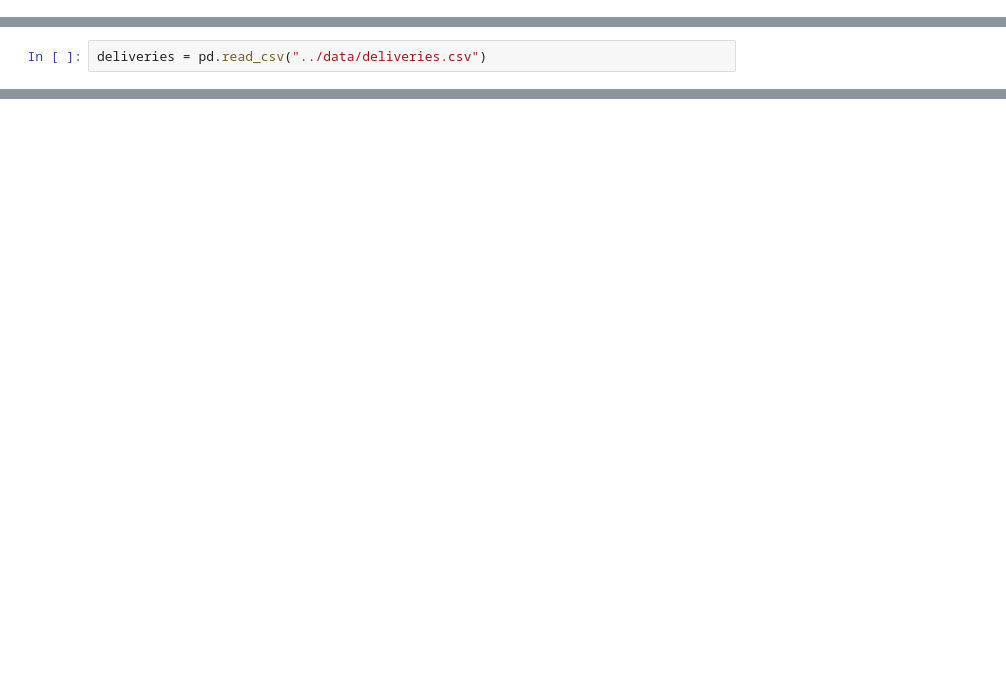
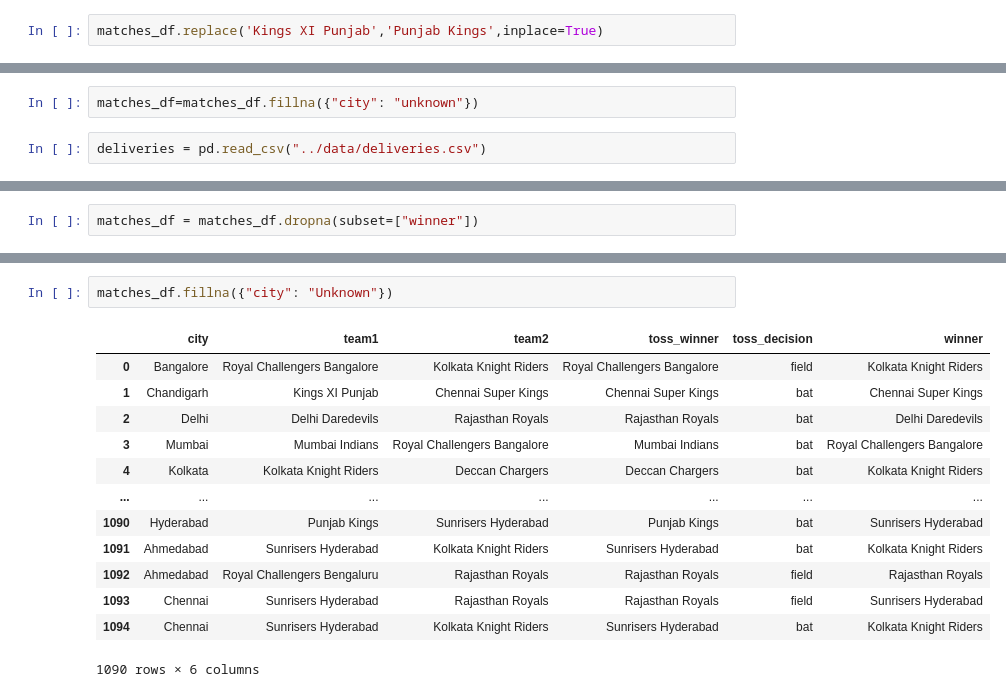
Before and after one commit to surya-20062006/IPL-Winner-Prediction, a Jupyter notebook: notebooks/data_analysis.ipynb, the cells around one changed output, grey strips where cells are left out. Cells and saved outputs as stored; diff of their text form; blank space fills up the shorter version.

```diff
--- a/notebooks/data_analysis.ipynb
+++ b/notebooks/data_analysis.ipynb
@@ -2,0 +91,2 @@ matches = pd.read_csv("../data/matches.csv")
+# %%
+matches_df.replace('Kings XI Punjab','Punjab Kings',inplace=True)
@@ -3,2 +202,4 @@ matches = pd.read_csv("../data/matches.csv")
+# %%
+matches_df=matches_df.fillna({"city": "unknown"})
 # %%
 deliveries = pd.read_csv("../data/deliveries.csv")
@@ -51 +218,3 @@ dtype: int64
+# %%
+matches_df = matches_df.dropna(subset=["winner"])
 # %%
@@ -93,0 +256,16 @@ import pandas as pd
+# %%
+matches_df.fillna({"city": "Unknown"})
+# %% [output]
+|  | city | team1 | team2 | toss_winner | toss_decision | winner |
+| 0 | Bangalore | Royal Challengers Bangalore | Kolkata Knight Riders | Royal Challengers Bangalore | field | Kolkata Knight Riders |
+| 1 | Chandigarh | Kings XI Punjab | Chennai Super Kings | Chennai Super Kings | bat | Chennai Super Kings |
+| 2 | Delhi | Delhi Daredevils | Rajasthan Royals | Rajasthan Royals | bat | Delhi Daredevils |
+| 3 | Mumbai | Mumbai Indians | Royal Challengers Bangalore | Mumbai Indians | bat | Royal Challengers Bangalore |
+| 4 | Kolkata | Kolkata Knight Riders | Deccan Chargers | Deccan Chargers | bat | Kolkata Knight Riders |
+| ... | ... | ... | ... | ... | ... | ... |
+| 1090 | Hyderabad | Punjab Kings | Sunrisers Hyderabad | Punjab Kings | bat | Sunrisers Hyderabad |
+| 1091 | Ahmedabad | Sunrisers Hyderabad | Kolkata Knight Riders | Sunrisers Hyderabad | bat | Kolkata Knight Riders |
+| 1092 | Ahmedabad | Royal Challengers Bengaluru | Rajasthan Royals | Rajasthan Royals | field | Rajasthan Royals |
+| 1093 | Chennai | Sunrisers Hyderabad | Rajasthan Royals | Rajasthan Royals | field | Sunrisers Hyderabad |
+| 1094 | Chennai | Sunrisers Hyderabad | Kolkata Knight Riders | Sunrisers Hyderabad | bat | Kolkata Knight Riders |
+1090 rows × 6 columns
```
Also changed, not shown: parts of 32 cells of this notebook.
